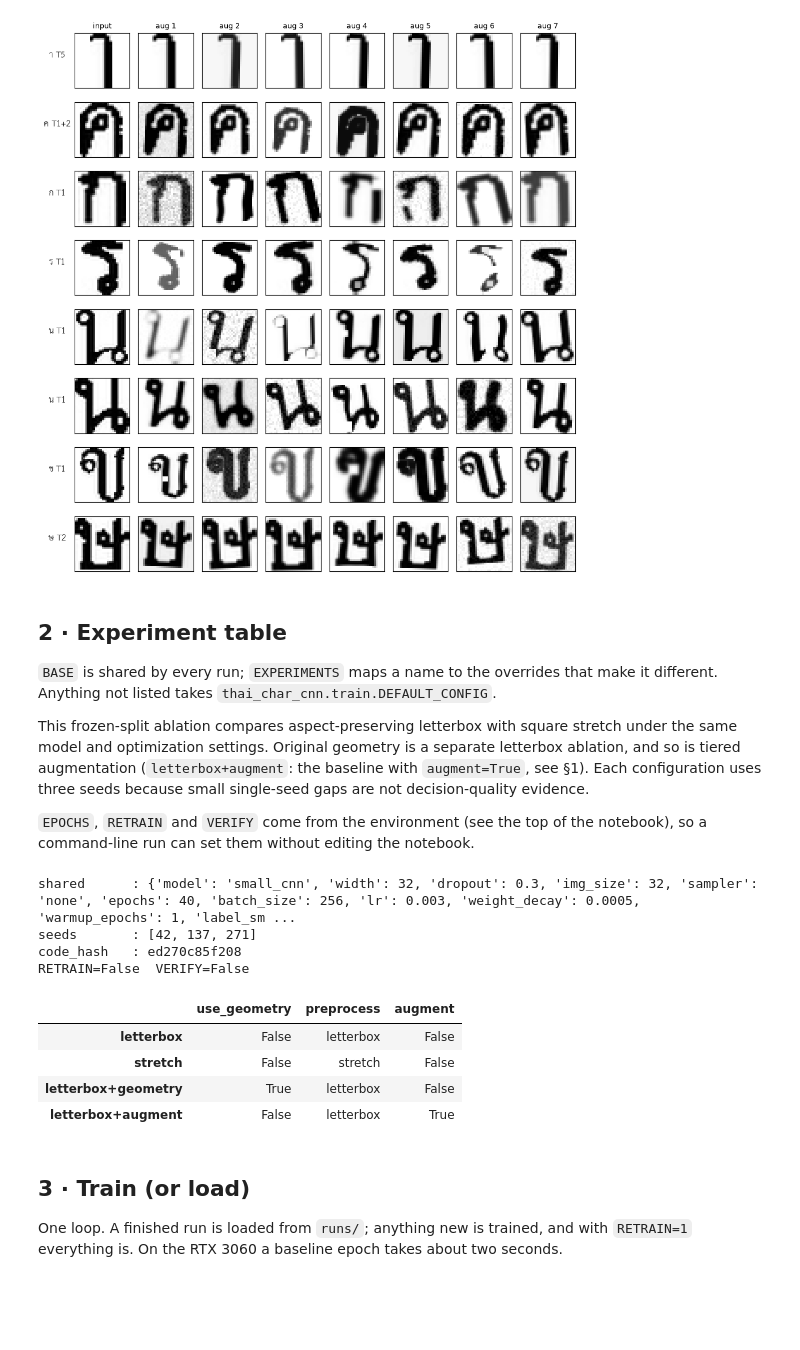
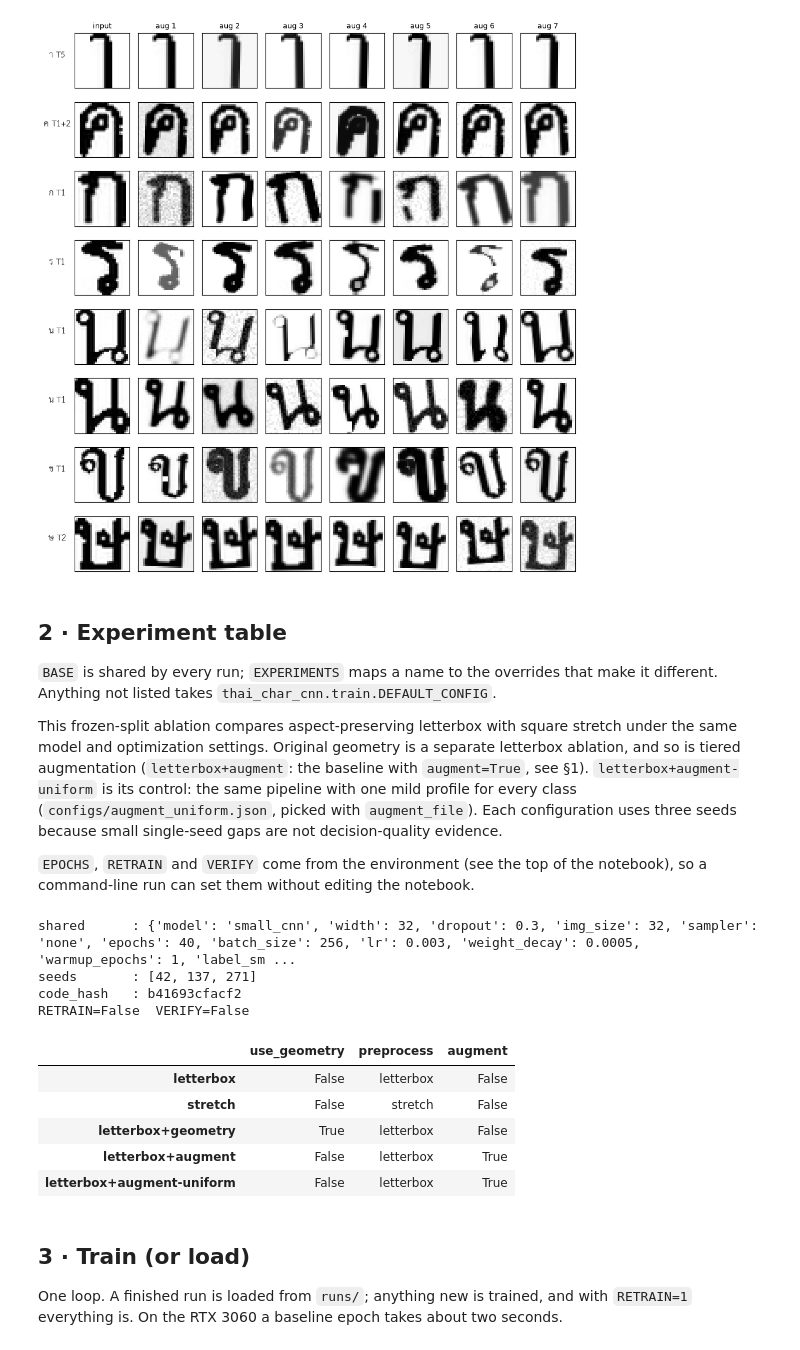
Before and after one commit to lemasc/thai-char-cnn, a Jupyter notebook: notebooks/04_train.ipynb, the cells around one changed output. Saved outputs shown, nothing was run; the diff lists cells and outputs as text; code cells hidden in the pictures; blank space fills up the shorter version.

Commit message:
feat(train): uniform augmentation

```diff
--- a/notebooks/04_train.ipynb
+++ b/notebooks/04_train.ipynb
@@ -130,7 +130,8 @@ Anything not listed takes `thai_char_cnn.train.DEFAULT_CONFIG`.
 
 This frozen-split ablation compares aspect-preserving letterbox with square stretch under the
 same model and optimization settings. Original geometry is a separate letterbox ablation, and so
-is tiered augmentation (`letterbox+augment`: the baseline with `augment=True`, see §1). Each
+is tiered augmentation (`letterbox+augment`: the baseline with `augment=True`, see §1). `letterbox+augment-uniform` is its control: the same pipeline with one mild
+profile for every class (`configs/augment_uniform.json`, picked with `augment_file`). Each
 configuration uses three seeds because small single-seed gaps are not decision-quality evidence.
 
 `EPOCHS`, `RETRAIN` and `VERIFY` come from the environment (see the top of the notebook), so a
@@ -138,33 +139,35 @@ command-line run can set them without editing the notebook.
 # %%
 BASE = dict(epochs=int(os.environ.get("EPOCHS", DEFAULT_CONFIG["epochs"])))
 SEEDS = [42, 137, 271]
 RETRAIN = os.environ.get("RETRAIN") == "1"
 VERIFY = os.environ.get("VERIFY") == "1"
 
 EXPERIMENTS = {
     "letterbox": {},
     "stretch": dict(preprocess="stretch"),
     "letterbox+geometry": dict(use_geometry=True),
     "letterbox+augment": dict(augment=True),
+    "letterbox+augment-uniform": dict(augment=True, augment_file="augment_uniform.json"),
 }
 
 table = pd.DataFrame({name: DEFAULT_CONFIG | BASE | ov for name, ov in EXPERIMENTS.items()}).T
 varying = [c for c in table.columns if table[c].astype(str).nunique() > 1]
 print(f"shared      : {({k: v for k, v in (DEFAULT_CONFIG | BASE).items() if k not in varying})}")
 print(f"seeds       : {SEEDS}")
 print(f"code_hash   : {code_hash()}")
 print(f"RETRAIN={RETRAIN}  VERIFY={VERIFY}")
 table[varying] if varying else table[[]].assign(overrides="none — baseline only")
 # %% [output]
 shared      : {'model': 'small_cnn', 'width': 32, 'dropout': 0.3, 'img_size': 32, 'sampler': 'none', 'epochs': 40, 'batch_size': 256, 'lr': 0.003, 'weight_decay': 0.0005, 'warmup_epochs': 1, 'label_sm ...
 seeds       : [42, 137, 271]
-code_hash   : ed270c85f208
+code_hash   : b41693cfacf2
 RETRAIN=False  VERIFY=False
 |  | use_geometry | preprocess | augment |
 | letterbox | False | letterbox | False |
 | stretch | False | stretch | False |
 | letterbox+geometry | True | letterbox | False |
 | letterbox+augment | False | letterbox | True |
+| letterbox+augment-uniform | False | letterbox | True |
 # %% [markdown]
 ## 3 · Train (or load)
 
```
Also changed, not shown: parts of 3 cells of this notebook, 5 other files.
